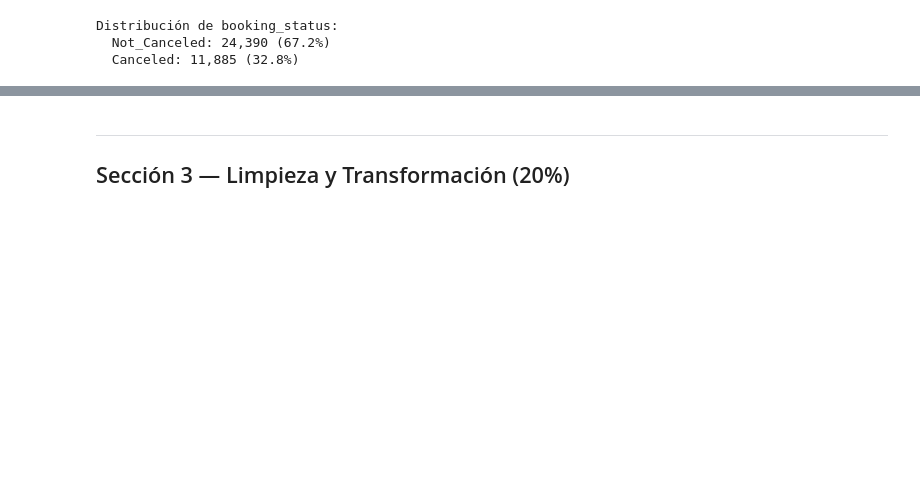
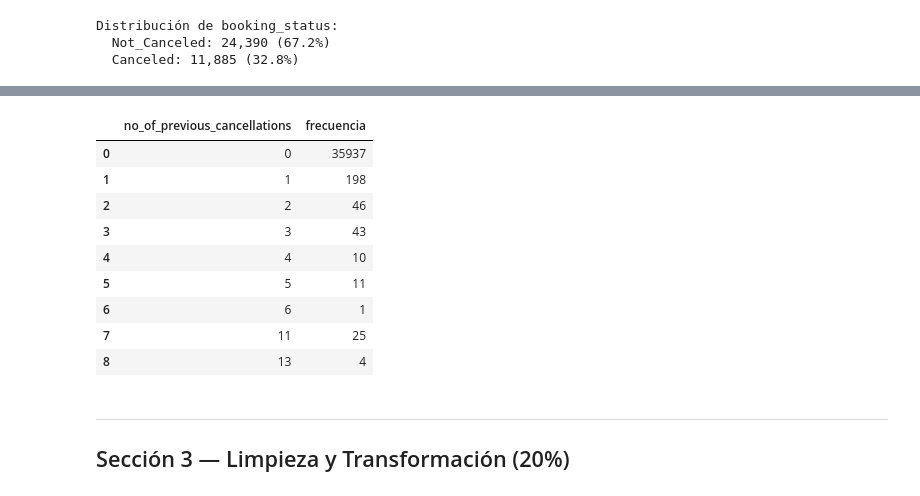
Before and after one commit to marce8881/hotel-cancelaciones, a Jupyter notebook: notebooks/analisis_principal.ipynb, the cells around one changed output, grey strips where cells are left out. Saved outputs shown, nothing was run; the diff lists cells and outputs as text; code cells hidden in the pictures; blank space fills up the shorter version.

```diff
--- a/notebooks/analisis_principal.ipynb
+++ b/notebooks/analisis_principal.ipynb
@@ -202,3 +218,24 @@ plt.show()
+# %%
+tabla_prev_cancellations = (
+    df_raw['no_of_previous_cancellations']
+    .value_counts()
+    .sort_index()
+    .rename_axis('no_of_previous_cancellations')
+    .reset_index(name='frecuencia')
+)
+
+tabla_prev_cancellations
+# %% [output]
+|  | no_of_previous_cancellations | frecuencia |
+| 0 | 0 | 35937 |
+| 1 | 1 | 198 |
+| 2 | 2 | 46 |
+| 3 | 3 | 43 |
+| 4 | 4 | 10 |
+| 5 | 5 | 11 |
+| 6 | 6 | 1 |
+| 7 | 11 | 25 |
+| 8 | 13 | 4 |
 # %% [markdown]
 ---
 ## Sección 3 — Limpieza y Transformación (20%)
```
Also changed, not shown: parts of 17 cells of this notebook.
